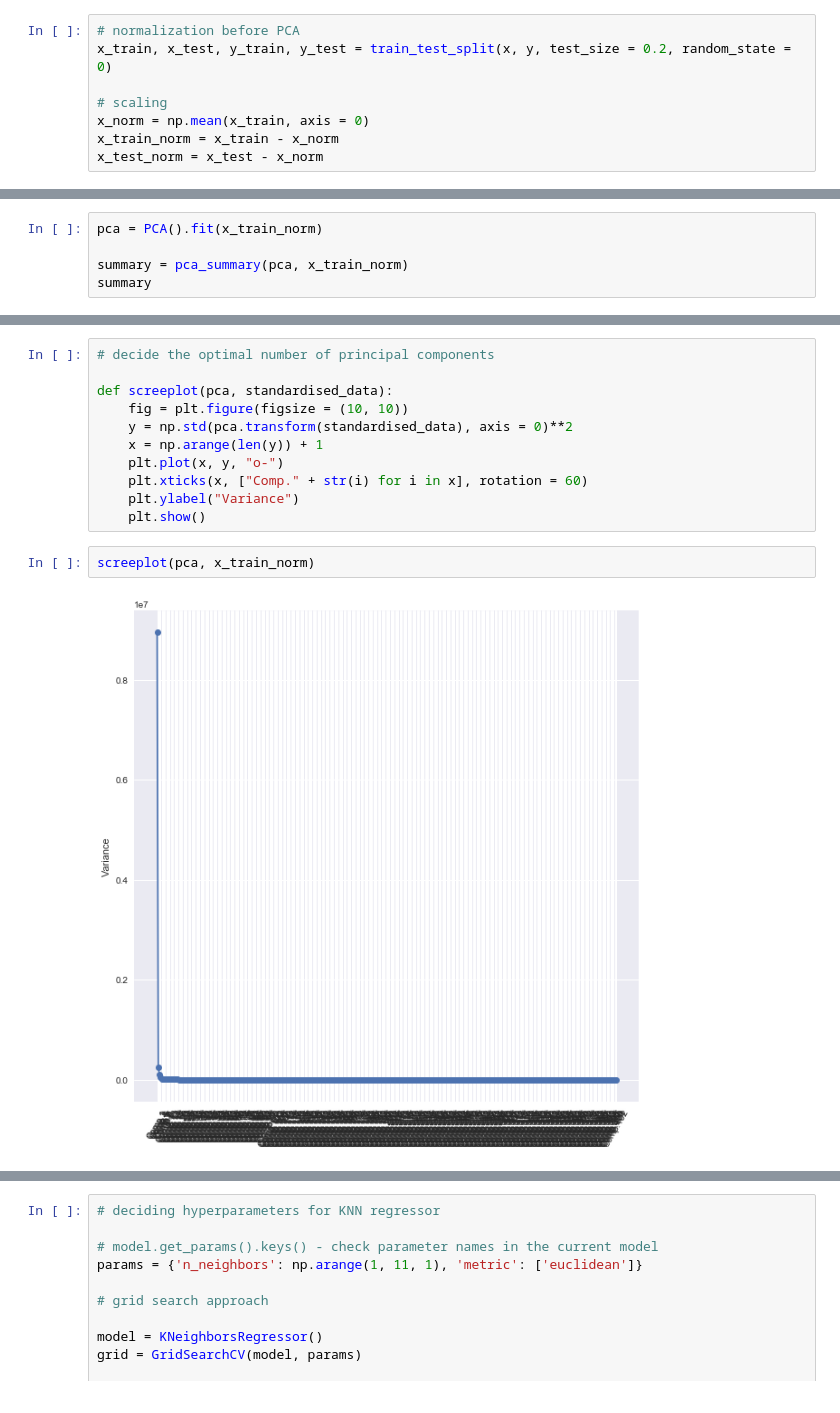
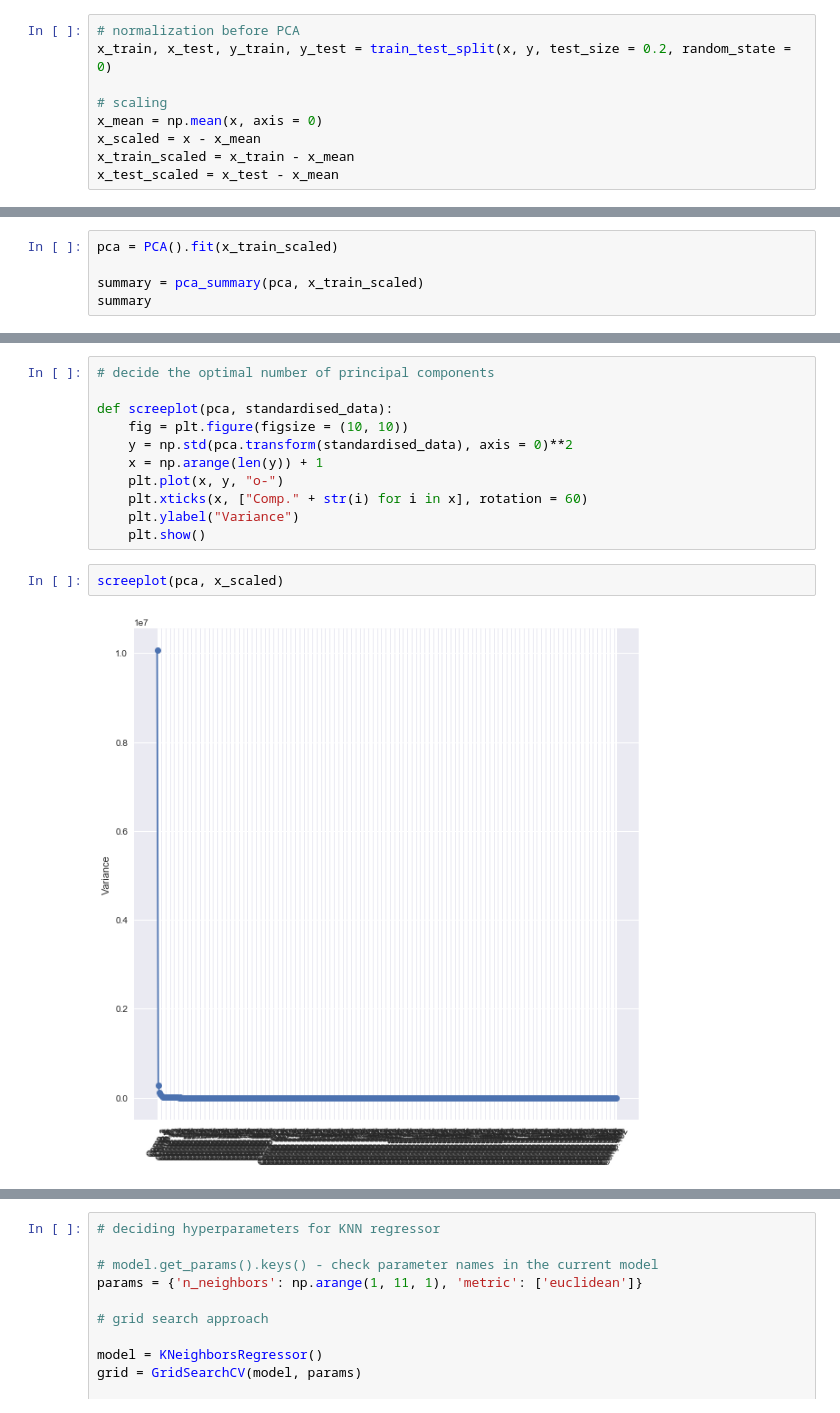
Before and after one commit to yueying-teng/RF, a Jupyter notebook: data.ipynb, the cells around one changed output, grey strips where cells are left out. Saved outputs shown, nothing was run; the diff lists cells and outputs as text.

```diff
--- a/data.ipynb
+++ b/data.ipynb
@@ -312,9 +312,10 @@ from sklearn.decomposition import PCA
 x_train, x_test, y_train, y_test = train_test_split(x, y, test_size = 0.2, random_state = 0)
 
 # scaling
-x_norm = np.mean(x_train, axis = 0)
-x_train_norm = x_train - x_norm
-x_test_norm = x_test - x_norm
+x_mean = np.mean(x, axis = 0)
+x_scaled = x - x_mean
+x_train_scaled = x_train - x_mean
+x_test_scaled = x_test - x_mean
 # %%
 # PCA summary function - where the input variable pca is a PCA object
 
@@ -330,9 +331,9 @@ def pca_summary(pca, standardised_data, out = True):
 #         display(summary)
     return summary
 # %%
-pca = PCA().fit(x_train_norm)
+pca = PCA().fit(x_train_scaled)
 
-summary = pca_summary(pca, x_train_norm)
+summary = pca_summary(pca, x_train_scaled)
 summary
 # %% [output]
 Importance of components:
@@ -367,6 +368,6 @@ def screeplot(pca, standardised_data):
     plt.ylabel("Variance")
     plt.show()
 # %%
-screeplot(pca, x_train_norm)
+screeplot(pca, x_scaled)
 # %% [output]
-[figure, old version]
+[figure, new version]
```
Also changed, not shown: parts of 10 cells of this notebook.
